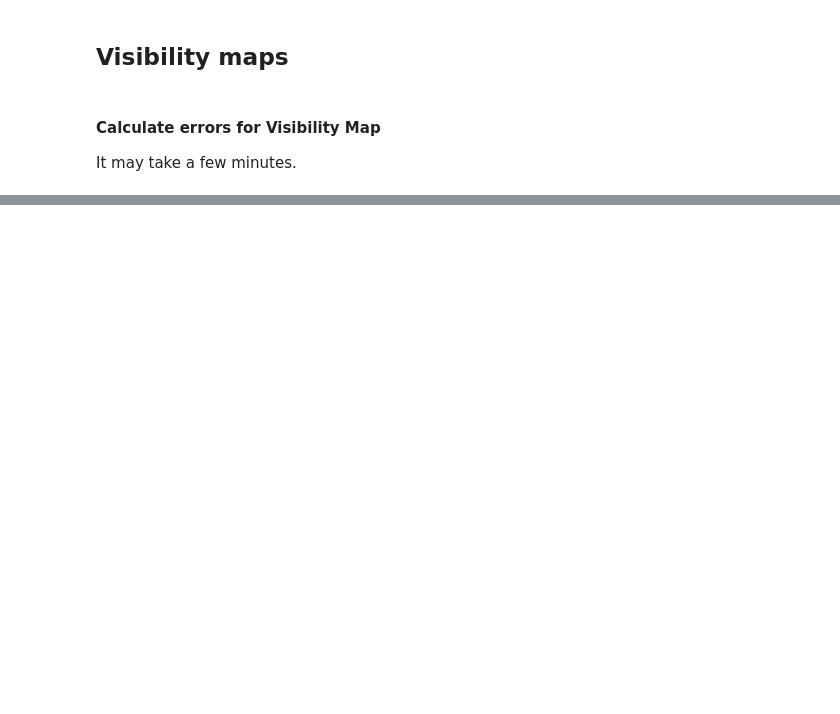
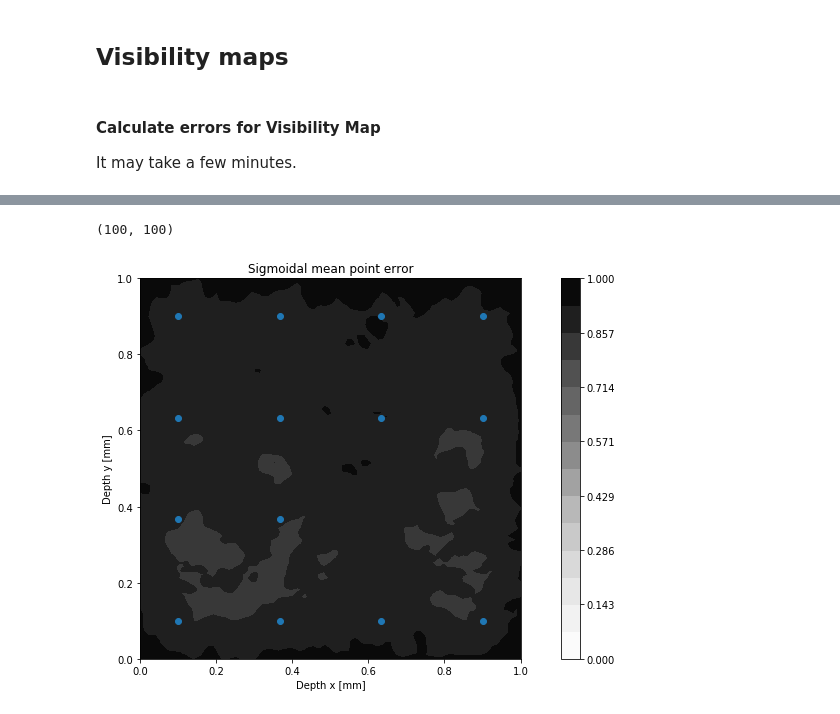
Before and after one commit to Neuroinflab/kCSD-python, a Jupyter notebook: tutorials/kcsd_tutorial.ipynb, the cells around one changed output, grey strips where cells are left out. Drawn from its saved outputs; the diff is of its cells as text; code cells hidden in the pictures; blank space fills up the shorter version.

Commit message:
fixed bug in visibility maps - correct broken ele grid

```diff
--- a/tutorials/kcsd_tutorial.ipynb
+++ b/tutorials/kcsd_tutorial.ipynb
@@ -140,0 +146,7 @@ nr_broken_ele
+# %%
+ele_pos_br = vmap.generate_electrodes(total_ele=nr_ele_select.value, ele_lims=[0.1, 0.9],
+                                      nr_broken_ele=nr_broken_ele.value)
+# %%
+rms_br, point_error_br = vmap.calculate_error_map(config.csd_profile, total_ele=nr_ele_select.value,
+                                                  n=150, Rs=np.arange(0.2, 0.5, 0.1),
+                                                  nr_broken_ele=nr_broken_ele.value)
@@ -140,0 +171,5 @@ nr_broken_ele
+# %%
+vmap.plot_error_map(point_error_br, ele_pos_br)
+# %% [output]
+(100, 100)
+[figure, added]
```
Also changed, not shown: parts of 11 cells of this notebook, 3 other files.
